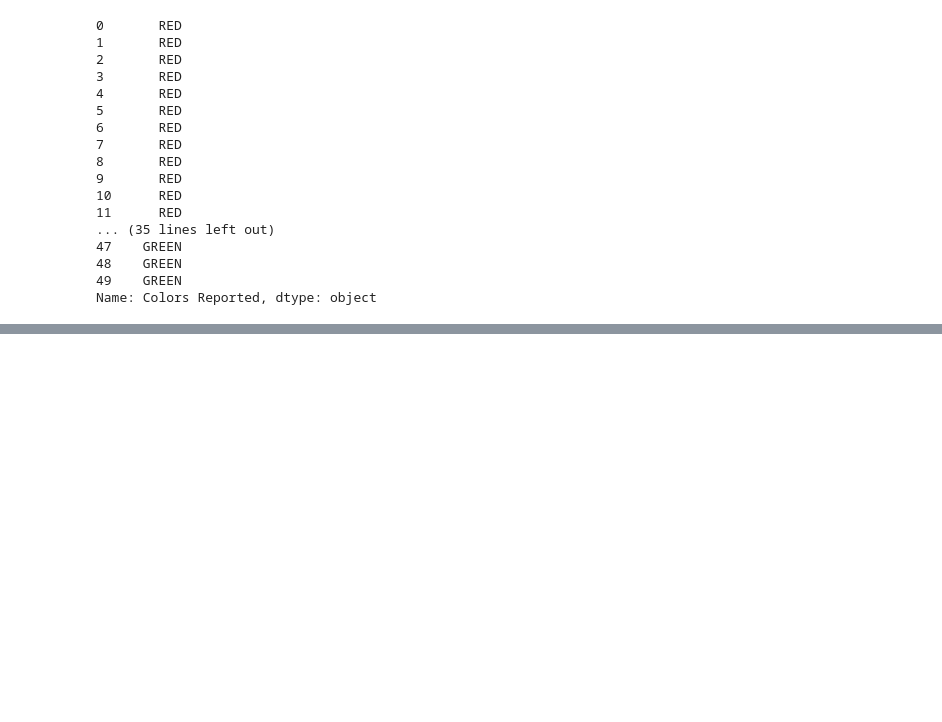
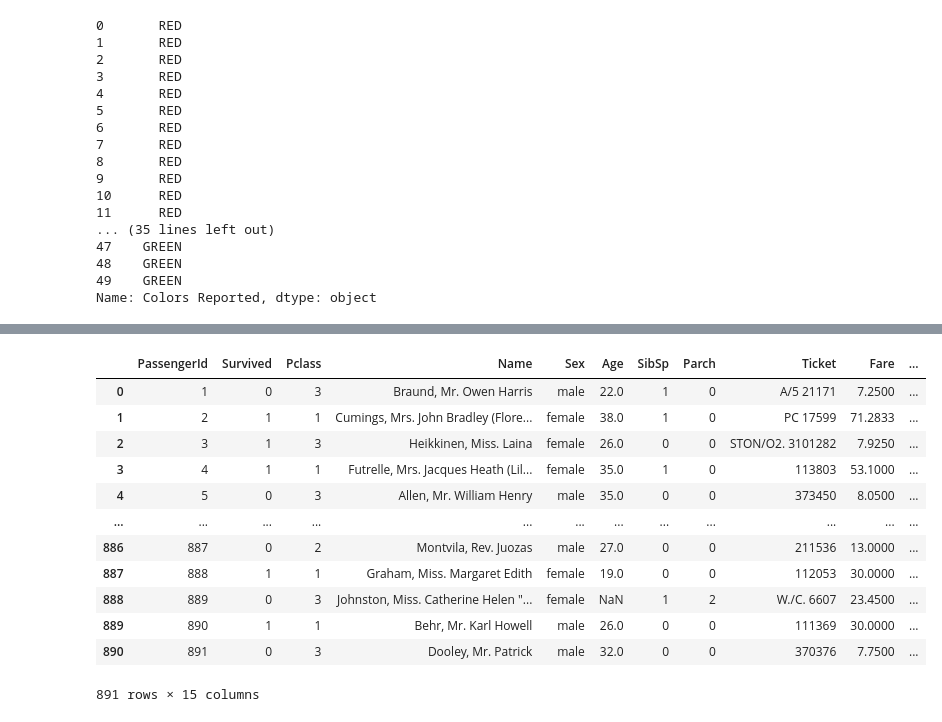
Before and after one commit to 123nikolaygogol/DATA-SCHOOL-PANDAS, a Jupyter notebook: DATA SCHOOL-PANDAS.ipynb, the cells around one changed output, grey strips where cells are left out. Saved outputs shown, nothing was run; the diff lists cells and outputs as text; code cells hidden in the pictures; blank space fills up the shorter version.

```diff
--- a/DATA SCHOOL-PANDAS.ipynb
+++ b/DATA SCHOOL-PANDAS.ipynb
@@ -1582,0 +2391,2 @@ Name: Colors Reported, dtype: object
+# %%
+train = pd.read_csv("http://bit.ly/kaggletrain")
@@ -1582,0 +2402,4 @@ Name: Colors Reported, dtype: object
+# %%
+train["Sex_male"] = train["Sex"].map({"female" : 0, "male" : 1})
+#Sex_male isminde yeni bir sütun oluşturduk. Bu sütundaki female yazan değerler yerine 0, male yazan değer yerine 1 yaz dedik.
+#map() foksiyonu ile bunu o sütundaki tüm değerlere uyguladık.
@@ -1582,0 +2480,4 @@ Name: Colors Reported, dtype: object
+# %%
+embarked_dummies = pd.get_dummies(train["Embarked"], prefix = "Embarked").iloc[:, 1:]
+#Embarked sütunu için dummy değerler oluşturarak, oluşan bu DataFrame in tüm satırlarını ve 1 den başlayıp sonuna kadar
+#olan tüm sütunları getir diyerek yukarıdaki drop işleminin bir muadilini de bu şekilde yapmış olduk.
@@ -1582,0 +2500,20 @@ Name: Colors Reported, dtype: object
+# %%
+pd.concat([train, embarked_dummies], axis = 1)
+#Amacımız, DataFrame Series larından makine öğrenimi için kullanılacak anlamlı Seriesler oluşturmak ve bunları
+#DataFrame in yeni sütunları haline getirirken kategorik verileri DataFrame den kaldırmaktır.
+#Burada train DataFrame i ile embarked_dummies DataFrame ini concat metodu ile axis=1 düzeyinde
+#yani horizontal olarak birleştirdik.
+# %% [output]
+|  | PassengerId | Survived | Pclass | Name | Sex | Age | SibSp | Parch | Ticket | Fare | ... |
+| 0 | 1 | 0 | 3 | Braund, Mr. Owen Harris | male | 22.0 | 1 | 0 | A/5 21171 | 7.2500 | ... |
+| 1 | 2 | 1 | 1 | Cumings, Mrs. John Bradley (Flore... | female | 38.0 | 1 | 0 | PC 17599 | 71.2833 | ... |
+| 2 | 3 | 1 | 3 | Heikkinen, Miss. Laina | female | 26.0 | 0 | 0 | STON/O2. 3101282 | 7.9250 | ... |
+| 3 | 4 | 1 | 1 | Futrelle, Mrs. Jacques Heath (Lil... | female | 35.0 | 1 | 0 | 113803 | 53.1000 | ... |
+| 4 | 5 | 0 | 3 | Allen, Mr. William Henry | male | 35.0 | 0 | 0 | 373450 | 8.0500 | ... |
+| ... | ... | ... | ... | ... | ... | ... | ... | ... | ... | ... | ... |
+| 886 | 887 | 0 | 2 | Montvila, Rev. Juozas | male | 27.0 | 0 | 0 | 211536 | 13.0000 | ... |
+| 887 | 888 | 1 | 1 | Graham, Miss. Margaret Edith | female | 19.0 | 0 | 0 | 112053 | 30.0000 | ... |
+| 888 | 889 | 0 | 3 | Johnston, Miss. Catherine Helen "... | female | NaN | 1 | 2 | W./C. 6607 | 23.4500 | ... |
+| 889 | 890 | 1 | 1 | Behr, Mr. Karl Howell | male | 26.0 | 0 | 0 | 111369 | 30.0000 | ... |
+| 890 | 891 | 0 | 3 | Dooley, Mr. Patrick | male | 32.0 | 0 | 0 | 370376 | 7.7500 | ... |
+891 rows × 15 columns
```
Also changed, not shown: parts of 143 cells of this notebook.
